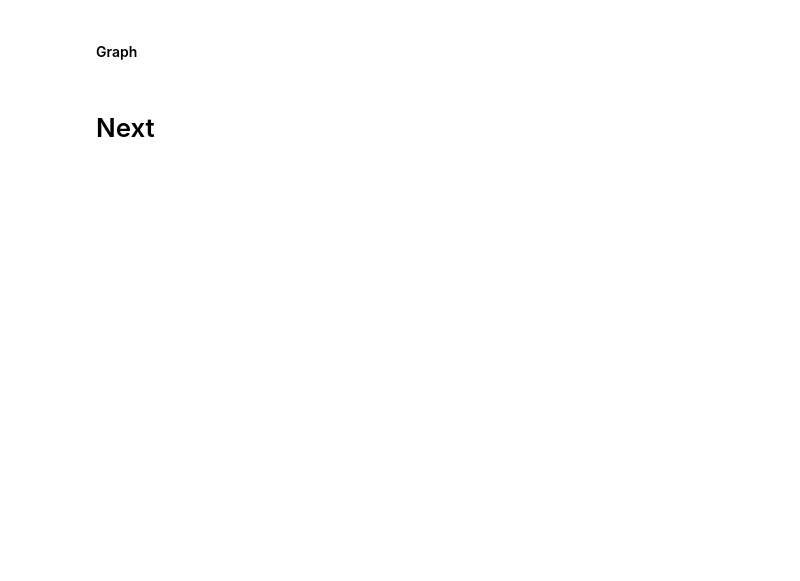
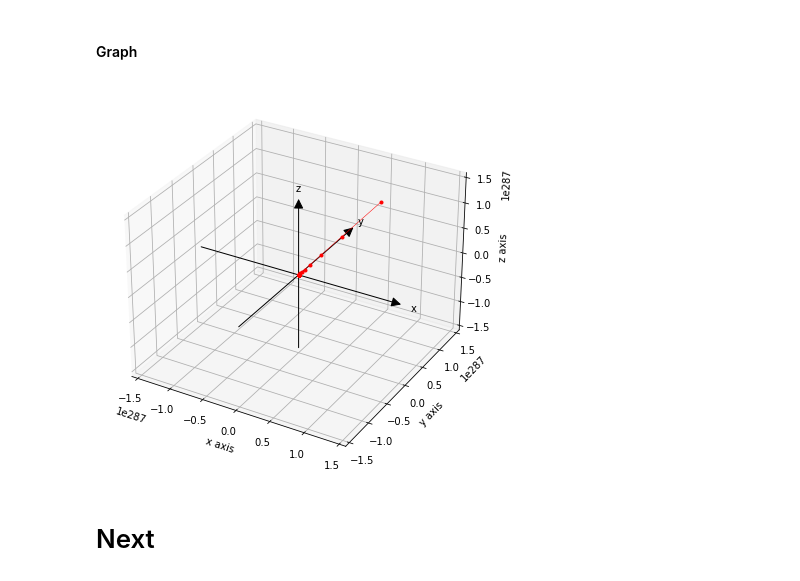
Before and after one commit to shahrokh-bahtooei/Linear-Algebra-Gilbert-Strang, a Jupyter notebook: Linear Algebra_Gilbert Strang.ipynb, the cells around one changed output. Drawn from its saved outputs; the diff is of its cells as text; code cells hidden in the pictures; blank space fills up the shorter version.

```diff
--- a/Linear Algebra_Gilbert Strang.ipynb
+++ b/Linear Algebra_Gilbert Strang.ipynb
@@ -1338,8 +1380,7 @@ def matrix_exponential_blows_up(la_):
 # %% [markdown]
 ### Analyze
 # %%
-A = np.array([[-0.3,  1  ],
-              [-1  , -0.1]])
+A = create_my_array()
 
 u_0 = np.ones(A.shape[0])
 
@@ -1377,15 +1438,16 @@ print('', 'u_t', u_t[:, np.newaxis], sep='\n')
 # %% [markdown]
 #### Graph
 # %%
-if u_0.shape[0] == 2:
-    u = [u_0]
+u = [u_0]
 
-    dt = .1
-    for i in range(int(t / dt)):
-        u.append(u[-1] + A @ u[-1])
+dt = .1
+for i in range(int(t / dt)):
+    du = A @ u[-1] * dt
+    u.append(u[-1] + du)
 
-    u = np.array(u).T
-
-    draw_convergence_graph(u[0, :], u[1, :], graph_color[convergence_result])
+u = np.array(u).T
+draw_convergence_graph(u, graph_color[convergence_result])
+# %% [output]
+[figure, added]
 # %% [markdown]
 # Next
```
Also changed, not shown: parts of 10 cells of this notebook.
